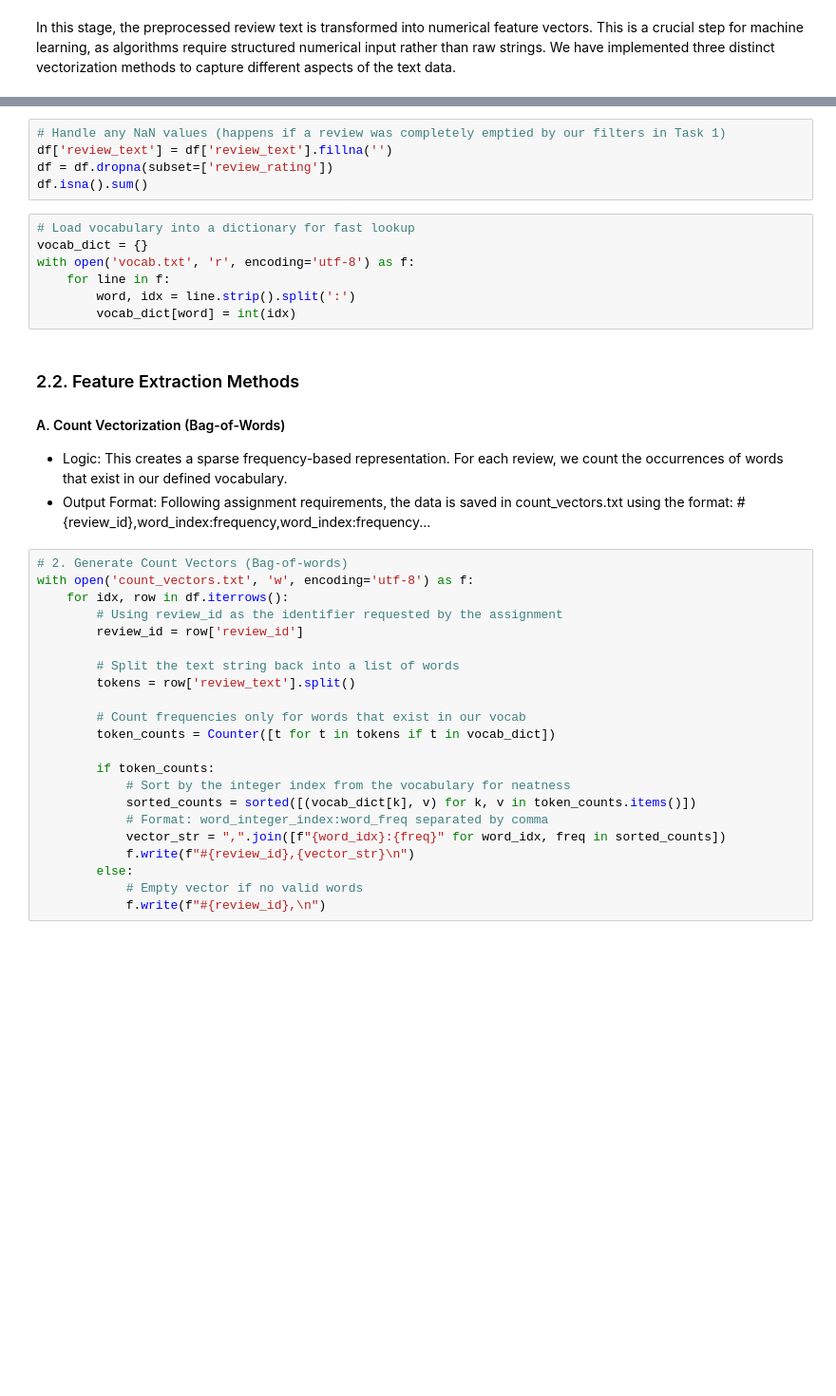
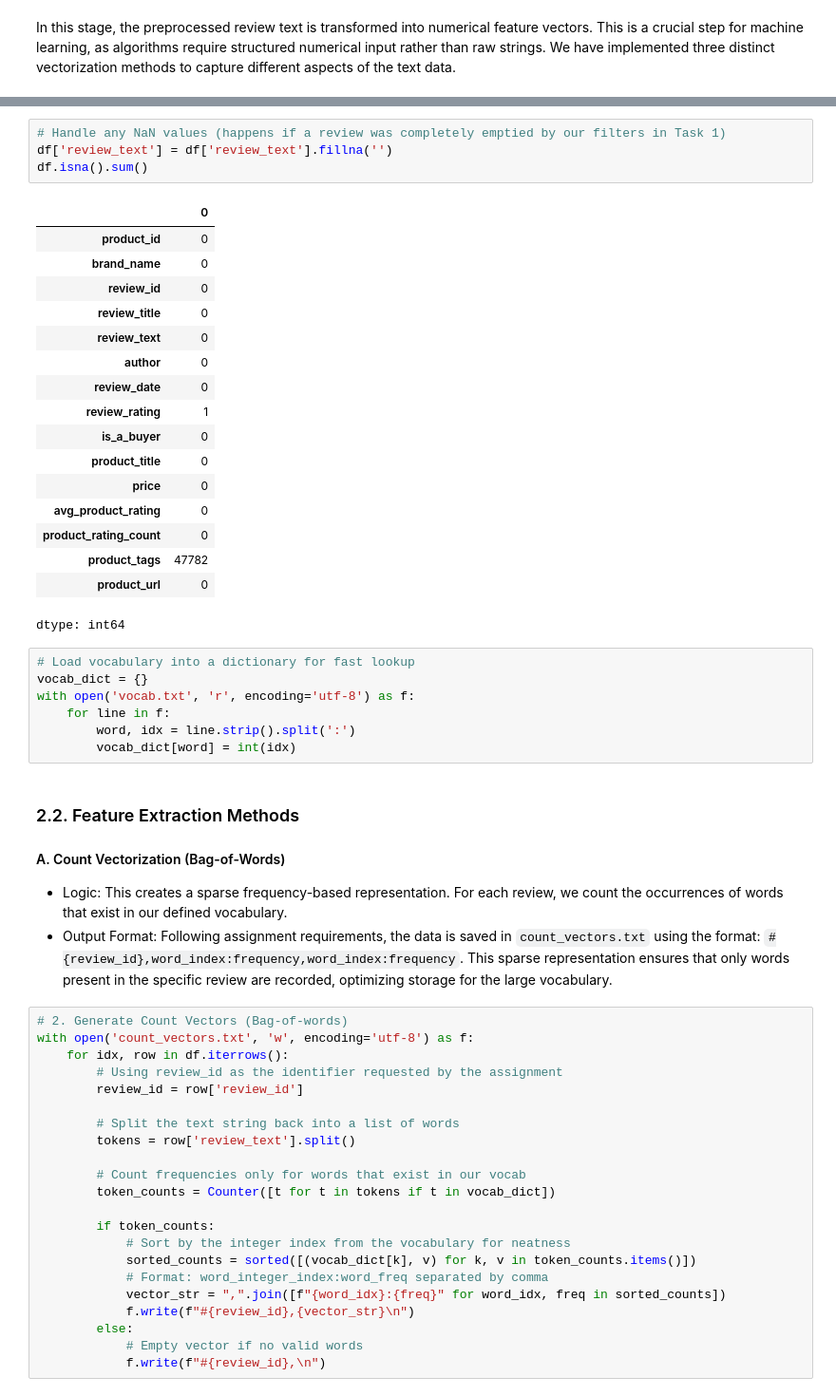
Before and after one commit to devslayr/Advanced-Programing-for-Data-Science, a Jupyter notebook: task2_3.ipynb, the cells around one changed output, grey strips where cells are left out. Shown at 95% size. Drawn from its saved outputs; the diff is of its cells as text; blank space fills up the shorter version.

```diff
--- a/task2_3.ipynb
+++ b/task2_3.ipynb
@@ -63,8 +118,25 @@ df.isna().sum()
 # %%
 # Handle any NaN values (happens if a review was completely emptied by our filters in Task 1)
 df['review_text'] = df['review_text'].fillna('')
-df = df.dropna(subset=['review_rating'])
 df.isna().sum()
+# %% [output]
+|  | 0 |
+| product_id | 0 |
+| brand_name | 0 |
+| review_id | 0 |
+| review_title | 0 |
+| review_text | 0 |
+| author | 0 |
+| review_date | 0 |
+| review_rating | 1 |
+| is_a_buyer | 0 |
+| product_title | 0 |
+| price | 0 |
+| avg_product_rating | 0 |
+| product_rating_count | 0 |
+| product_tags | 47782 |
+| product_url | 0 |
+dtype: int64
 # %%
 # Load vocabulary into a dictionary for fast lookup
 vocab_dict = {}
@@ -76,7 +148,7 @@ with open('vocab.txt', 'r', encoding='utf-8') as f:
 ### 2.2. Feature Extraction Methods
 #### A. Count Vectorization (Bag-of-Words)
 * Logic: This creates a sparse frequency-based representation. For each review, we count the occurrences of words that exist in our defined vocabulary.
-* Output Format: Following assignment requirements, the data is saved in count_vectors.txt using the format: #{review_id},word_index:frequency,word_index:frequency...
+* Output Format: Following assignment requirements, the data is saved in `count_vectors.txt` using the format: `#{review_id},word_index:frequency,word_index:frequency`. This sparse representation ensures that only words present in the specific review are recorded, optimizing storage for the large vocabulary.
 # %%
 # 2. Generate Count Vectors (Bag-of-words)
 with open('count_vectors.txt', 'w', encoding='utf-8') as f:
```
Also changed, not shown: parts of 44 cells of this notebook.
